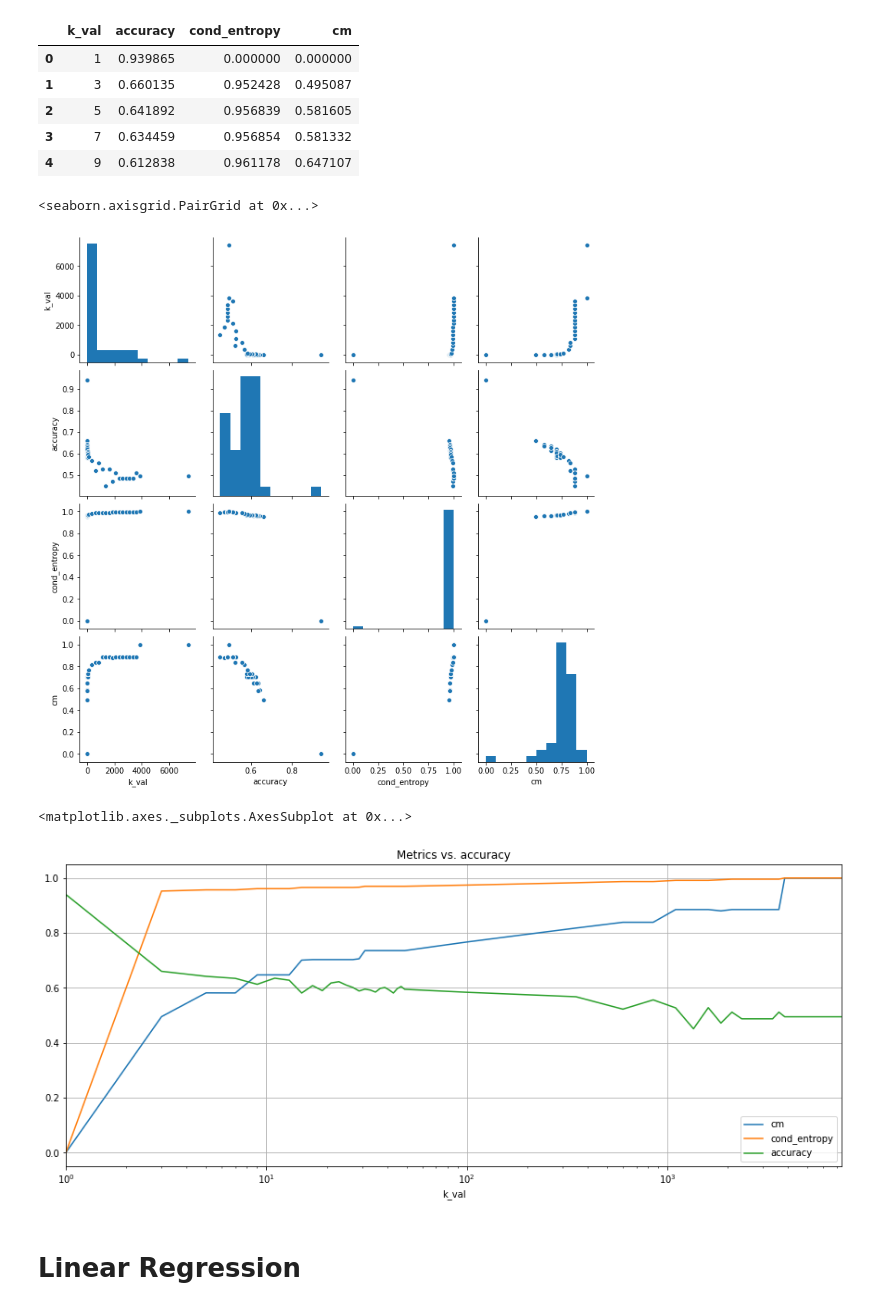
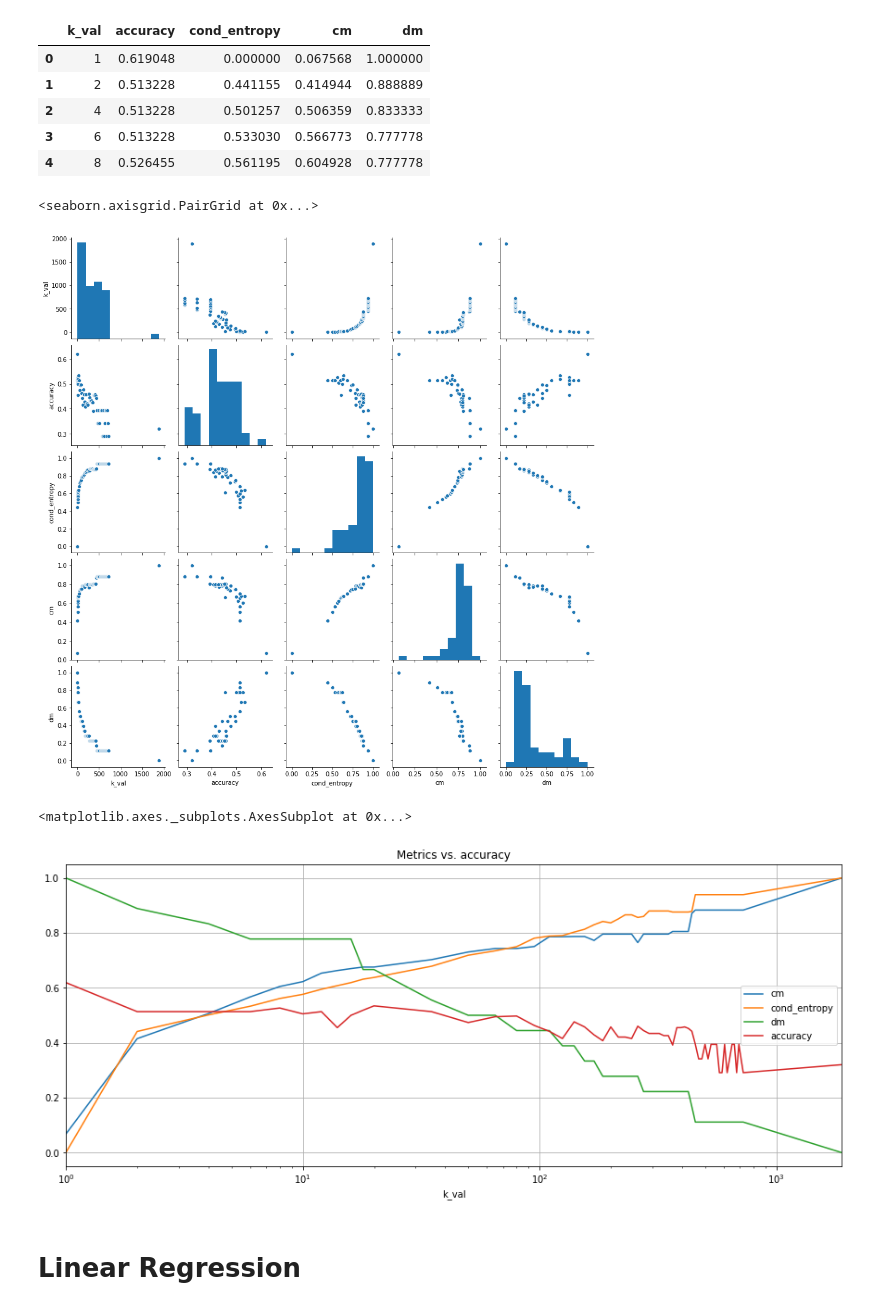
Before and after one commit to Deeep12345/Entropy_utility_measure, a Jupyter notebook: code/results/birth_mondrian/Analysis.ipynb, the cells around one changed output. Drawn from its saved outputs; the diff is of its cells as text; code cells hidden in the pictures.

Commit message:
added diameter metrics, and analyzed both ring and birth

```diff
--- a/code/results/birth_mondrian/Analysis.ipynb
+++ b/code/results/birth_mondrian/Analysis.ipynb
@@ -7,7 +10,8 @@ import seaborn as sbn
 # %%
-entropy = pd.read_csv("entropies.csv")
+entropy = pd.read_csv("entropy.csv").drop("Unnamed: 0", axis=1)
 accuracy = pd.read_csv("RFCs_accuracy.csv")
-cm = pd.read_csv("classif_metric.csv")
+cm = pd.read_csv("classification_metric.csv").drop("Unnamed: 0", axis=1)
+dm = pd.read_csv("diameter_metric.csv").drop("Unnamed: 0", axis=1)
 
 entropy["cond_entropy"] = entropy["cond_entropy"]/max(entropy["cond_entropy"])
 cm["cm"] = cm["cm"]/max(cm["cm"])
@@ -21,25 +25,26 @@ data = pd.DataFrame()
 data[["k_val","accuracy"]] = accuracy[["k_val", "accuracy"]]
 data = data.merge(entropy)
 data = data.merge(cm)
+data = data.merge(dm)
 # %%
 data.head()
 # %% [output]
-|  | k_val | accuracy | cond_entropy | cm |
-| 0 | 1 | 0.939865 | 0.000000 | 0.000000 |
-| 1 | 3 | 0.660135 | 0.952428 | 0.495087 |
-| 2 | 5 | 0.641892 | 0.956839 | 0.581605 |
-| 3 | 7 | 0.634459 | 0.956854 | 0.581332 |
-| 4 | 9 | 0.612838 | 0.961178 | 0.647107 |
+|  | k_val | accuracy | cond_entropy | cm | dm |
+| 0 | 1 | 0.619048 | 0.000000 | 0.067568 | 1.000000 |
+| 1 | 2 | 0.513228 | 0.441155 | 0.414944 | 0.888889 |
+| 2 | 4 | 0.513228 | 0.501257 | 0.506359 | 0.833333 |
+| 3 | 6 | 0.513228 | 0.533030 | 0.566773 | 0.777778 |
+| 4 | 8 | 0.526455 | 0.561195 | 0.604928 | 0.777778 |
 # %%
 sbn.pairplot(data)
 # %% [output]
 <seaborn.axisgrid.PairGrid at 0x...>
-[figure, old version]
+[figure, new version]
 # %%
-data.plot("k_val", ["cm", "cond_entropy", "accuracy"], figsize=(15,6), grid=True, logx=True, title="Metrics vs. accuracy")
+data.plot("k_val", ["cm", "cond_entropy", "dm", "accuracy"], figsize=(15,6), grid=True, logx=True, title="Metrics vs. accuracy")
 # %% [output]
 <matplotlib.axes._subplots.AxesSubplot at 0x...>
-[figure, old version]
+[figure, new version]
 # %% [markdown]
 # Linear Regression
 # %%
```
Also changed, not shown: parts of 21 cells of this notebook, 19 other files.
